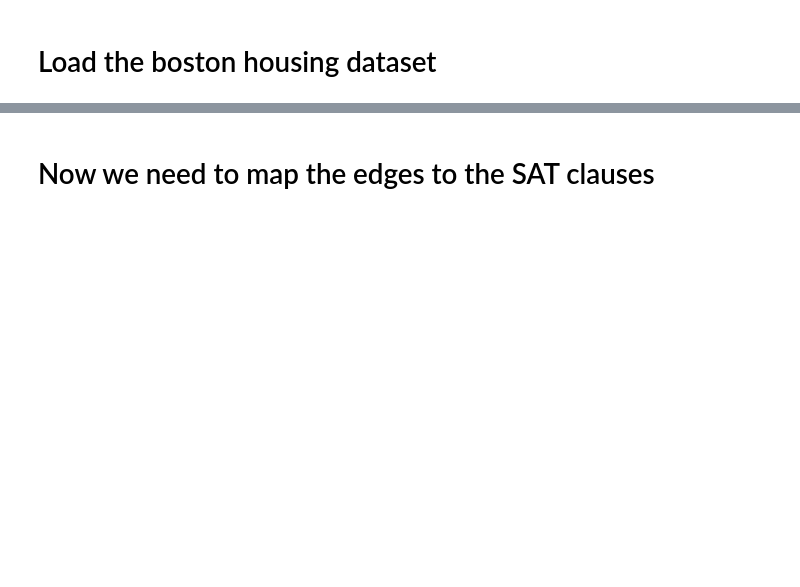
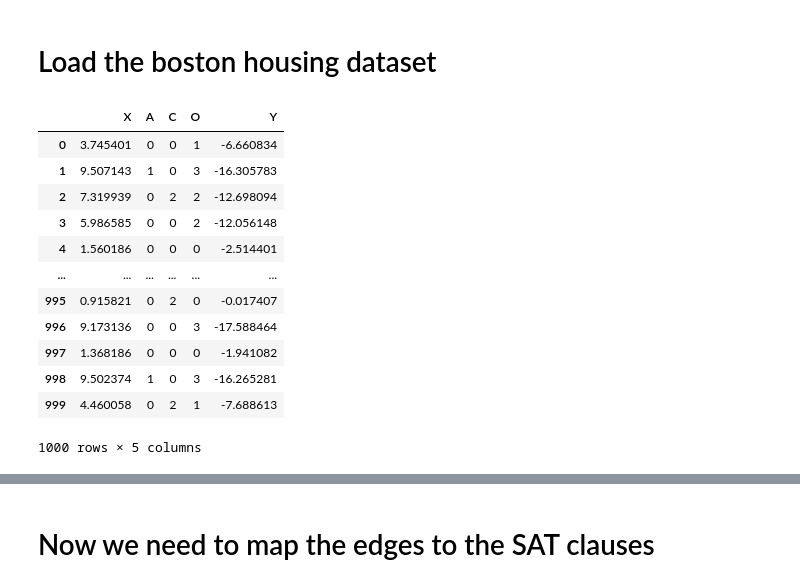
Before and after one commit to michelebanfi/cSAT, a Jupyter notebook: boston-housing.ipynb, the cells around one changed output, grey strips where cells are left out. Cells and saved outputs as stored; diff of their text form; code cells hidden in the pictures; blank space fills up the shorter version.

```diff
--- a/boston-housing.ipynb
+++ b/boston-housing.ipynb
@@ -22,2 +47,18 @@ data, labels = load_dataset("boston_housing")
+# %%
+data
+# %% [output]
+|  | X | A | C | O | Y |
+| 0 | 3.745401 | 0 | 0 | 1 | -6.660834 |
+| 1 | 9.507143 | 1 | 0 | 3 | -16.305783 |
+| 2 | 7.319939 | 0 | 2 | 2 | -12.698094 |
+| 3 | 5.986585 | 0 | 0 | 2 | -12.056148 |
+| 4 | 1.560186 | 0 | 0 | 0 | -2.514401 |
+| ... | ... | ... | ... | ... | ... |
+| 995 | 0.915821 | 0 | 2 | 0 | -0.017407 |
+| 996 | 9.173136 | 0 | 0 | 3 | -17.588464 |
+| 997 | 1.368186 | 0 | 0 | 0 | -1.941082 |
+| 998 | 9.502374 | 1 | 0 | 3 | -16.265281 |
+| 999 | 4.460058 | 0 | 2 | 1 | -7.688613 |
+1000 rows × 5 columns
 # %%
 # take a subset of the data to speed up the process
```
Also changed, not shown: parts of 18 cells of this notebook, 10 other files.
